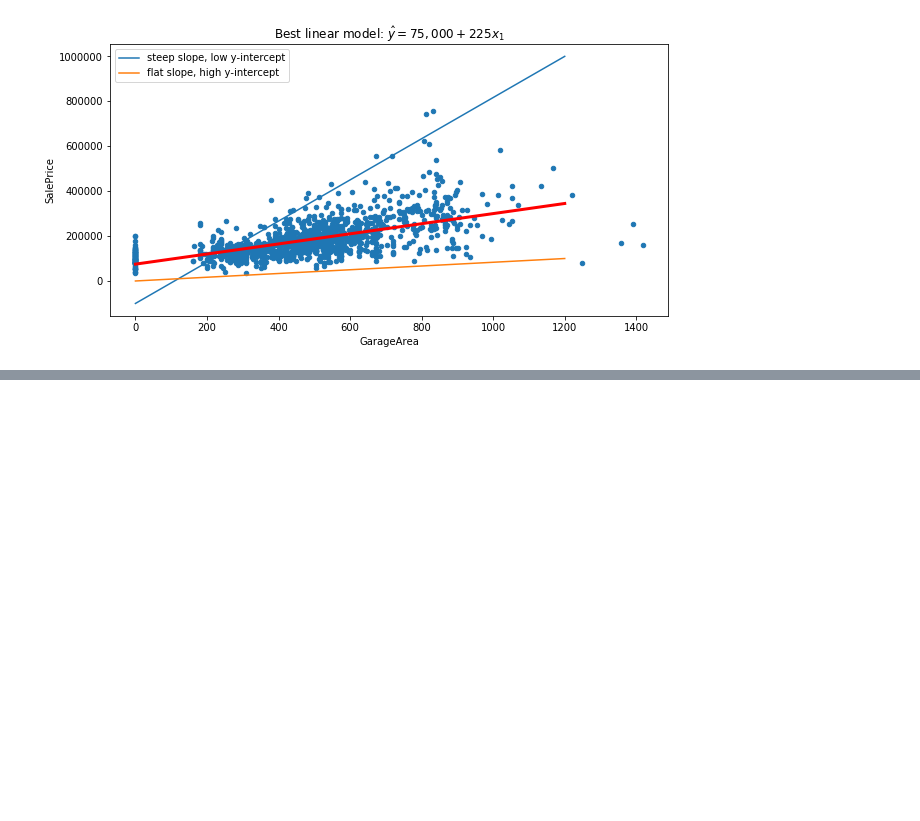
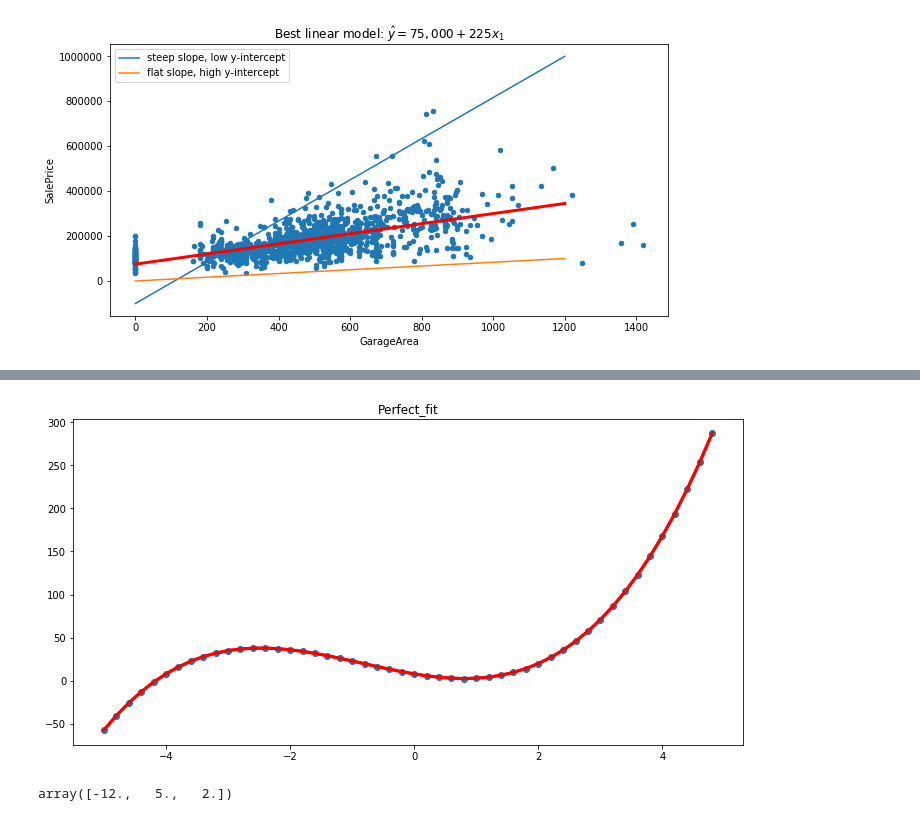
Before and after one commit to btjoshi/hello-world, a Jupyter notebook: Housing_Project/Regression.ipynb, the cells around one changed output, grey strips where cells are left out. Drawn from its saved outputs; the diff is of its cells as text; code cells hidden in the pictures; blank space fills up the shorter version.

```diff
--- a/Housing_Project/Regression.ipynb
+++ b/Housing_Project/Regression.ipynb
@@ -136,0 +227,14 @@ fig2
+# %%
+X = np.column_stack((x, x**2, x**3))
+lr = LinearRegression()
+lr.fit(X, y)
+y_pred = lr.predict(X)
+ax.plot(x, y_pred, color='red', linewidth=3)
+ax.set_title('Perfect_fit')
+fig
+# %% [output]
+[figure, added]
+# %%
+lr.coef_
+# %% [output]
+array([-12.,   5.,   2.])
```
Also changed, not shown: parts of 12 cells of this notebook, 1 other file.
